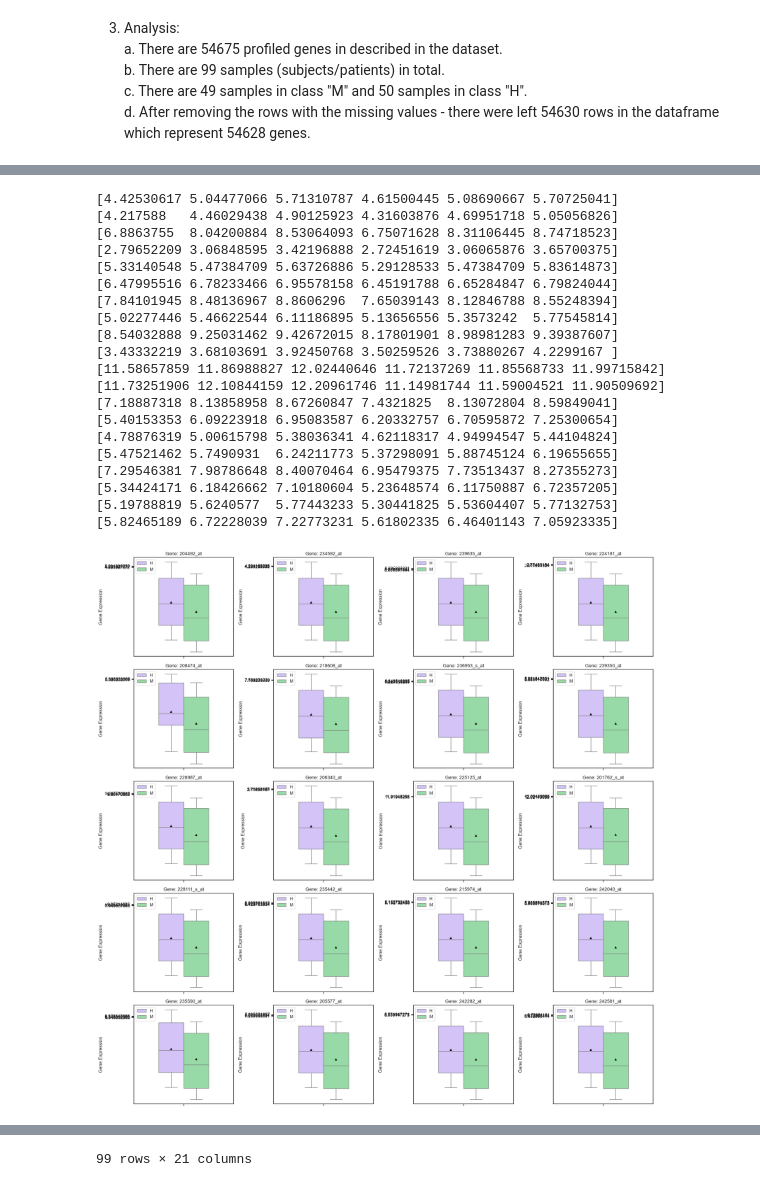
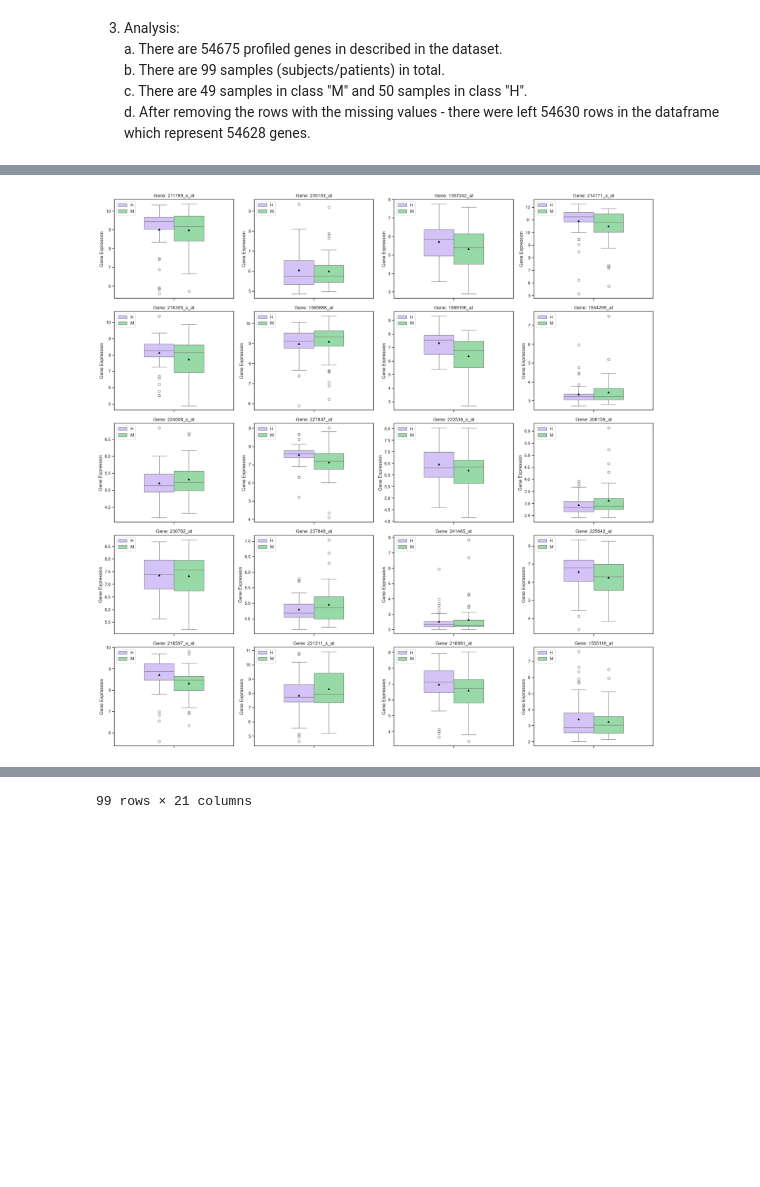
Before and after one commit to OfekBasson/StatisticsAndDataAnalsysHW3, a Jupyter notebook: HW3.ipynb, the cells around one changed output, grey strips where cells are left out. Cells and saved outputs as stored; diff of their text form; code cells hidden in the pictures; blank space fills up the shorter version.

```diff
--- a/HW3.ipynb
+++ b/HW3.ipynb
@@ -7,7 +7,8 @@ import seaborn as sns
 # %%
 sns.set_theme(style="ticks", palette="pastel")
 # %%
-data = pd.read_csv('AMI_GSE66360_series_matrix.csv', encoding='utf-8', skiprows=58, encoding_errors='ignore', index_col=0, low_memory=False)
+# Reset columns names
+data = pd.read_csv('AMI_GSE66360_series_matrix.csv', encoding='utf-8', skiprows=59, encoding_errors='ignore', index_col=0, low_memory=False)
 data
 # %% [output]
 |  | Unnamed: 1 | Unnamed: 2 | Unnamed: 3 | Unnamed: 4 | Unnamed: 5 | Unnamed: 6 | Unnamed: 7 | Unnamed: 8 | ... |
@@ -49,5 +50,7 @@ data_without_incomplete_genes
 # %%
 # Is this neccessary?
 transposed_data_frame_without_incomplete_genes = data_without_incomplete_genes.T
+transposed_data_frame_without_incomplete_genes.reset_index(inplace=True, drop=True)
+transposed_data_frame_without_incomplete_genes = transposed_data_frame_without_incomplete_genes.drop(columns=["ID_REF"])
 transposed_data_frame_without_incomplete_genes
 # %% [output]
@@ -73,59 +108,32 @@ d. After removing the rows with the missing values - there were left 54630 rows
 # %%
-data_without_incomplete_genes_and_IDREF = data_without_incomplete_genes.drop("ID_REF")
-gene_names = data_without_incomplete_genes_and_IDREF.index
+gene_names = transposed_data_frame_without_incomplete_genes.columns
 selected_genes = np.random.choice(gene_names, 20, replace=False)
 selected_genes_with_label = np.insert(selected_genes, 0, "Class")
-subset_data_without_incomplete_genes_and_IDREF = data_without_incomplete_genes_and_IDREF.loc[selected_genes_with_label].T
-
+subset_data_without_incomplete_genes_and_IDREF = transposed_data_frame_without_incomplete_genes[selected_genes_with_label]
 fig, axes = plt.subplots(5, 4, figsize=(20, 20))
-
 axes = axes.flatten()
 
 for i, gene in enumerate(selected_genes):
-    gene_data = pd.DataFrame(subset_data_without_incomplete_genes_and_IDREF[gene].astype(float))
-    H_gene_data = gene_data[subset_data_without_incomplete_genes_and_IDREF["Class"] == "H"]
-    M_gene_data = gene_data[subset_data_without_incomplete_genes_and_IDREF["Class"] == "M"]
-
+    gene_data = pd.DataFrame(subset_data_without_incomplete_genes_and_IDREF[[gene]]).astype('float64')
+    gene_data_with_class = pd.concat([subset_data_without_incomplete_genes_and_IDREF["Class"], gene_data], axis=1)
+    H_gene_data = gene_data[subset_data_without_incomplete_genes_and_IDREF["Class"] == "H"].astype(float)
+    M_gene_data = gene_data[subset_data_without_incomplete_genes_and_IDREF["Class"] == "M"].astype(float)
     H_quartiles = np.percentile(H_gene_data, [25, 50, 75])
     M_quartiles = np.percentile(M_gene_data, [25, 50, 75])
 
     ticks = np.concatenate([H_quartiles, M_quartiles])
-    # print(ticks)
-    sns.boxplot(y=gene,hue="Class", palette=["m", "g"],data=subset_data_without_incomplete_genes_and_IDREF, ax=axes[i], showfliers=True, showmeans=True, meanprops={"markerfacecolor":"black", "markeredgewidth":0}, width=0.5)
+
+    sns.boxplot(y=gene,
+                hue="Class", palette=["m", "g"],
+                data=gene_data_with_class,
+                ax=axes[i], showfliers=True, showmeans=True, meanprops={"markerfacecolor":"black", "markeredgewidth":0}, width=0.5)
     axes[i].set_title(f'Gene: {gene}')
     axes[i].set_ylabel('Gene Expression')
-    axes[i].set_yticks(ticks)
     axes[i].legend(loc='upper left')
-
-    # min_value = gene_data.min()[gene]
-    # max_value = gene_data.max()[gene]
-    # buffer = 0.1
-    # new_ylim = (min_value - buffer, max_value + buffer)
-    # axes[i].set_ylim(new_ylim)
 
 plt.tight_layout()
 plt.show()
 
 subset_data_without_incomplete_genes_and_IDREF
 # %% [output]
-[4.42530617 5.04477066 5.71310787 4.61500445 5.08690667 5.70725041]
-[4.217588   4.46029438 4.90125923 4.31603876 4.69951718 5.05056826]
-[6.8863755  8.04200884 8.53064093 6.75071628 8.31106445 8.74718523]
-[2.79652209 3.06848595 3.42196888 2.72451619 3.06065876 3.65700375]
-[5.33140548 5.47384709 5.63726886 5.29128533 5.47384709 5.83614873]
-[6.47995516 6.78233466 6.95578158 6.45191788 6.65284847 6.79824044]
-[7.84101945 8.48136967 8.8606296  7.65039143 8.12846788 8.55248394]
-[5.02277446 5.46622544 6.11186895 5.13656556 5.3573242  5.77545814]
-[8.54032888 9.25031462 9.42672015 8.17801901 8.98981283 9.39387607]
-[3.43332219 3.68103691 3.92450768 3.50259526 3.73880267 4.2299167 ]
-[11.58657859 11.86988827 12.02440646 11.72137269 11.85568733 11.99715842]
-[11.73251906 12.10844159 12.20961746 11.14981744 11.59004521 11.90509692]
-[7.18887318 8.13858958 8.67260847 7.4321825  8.13072804 8.59849041]
-[5.40153353 6.09223918 6.95083587 6.20332757 6.70595872 7.25300654]
-[4.78876319 5.00615798 5.38036341 4.62118317 4.94994547 5.44104824]
-[5.47521462 5.7490931  6.24211773 5.37298091 5.88745124 6.19655655]
-[7.29546381 7.98786648 8.40070464 6.95479375 7.73513437 8.27355273]
-[5.34424171 6.18426662 7.10180604 5.23648574 6.11750887 6.72357205]
-[5.19788819 5.6240577  5.77443233 5.30441825 5.53604407 5.77132753]
-[5.82465189 6.72228039 7.22773231 5.61802335 6.46401143 7.05923335]
-[figure, old version]
+[figure, new version]
@@ -144 +152 @@ subset_data_without_incomplete_genes_and_IDREF
-99 rows × 21 columns
+99 rows × 21 columns
```
Also changed, not shown: parts of 3 cells of this notebook.
